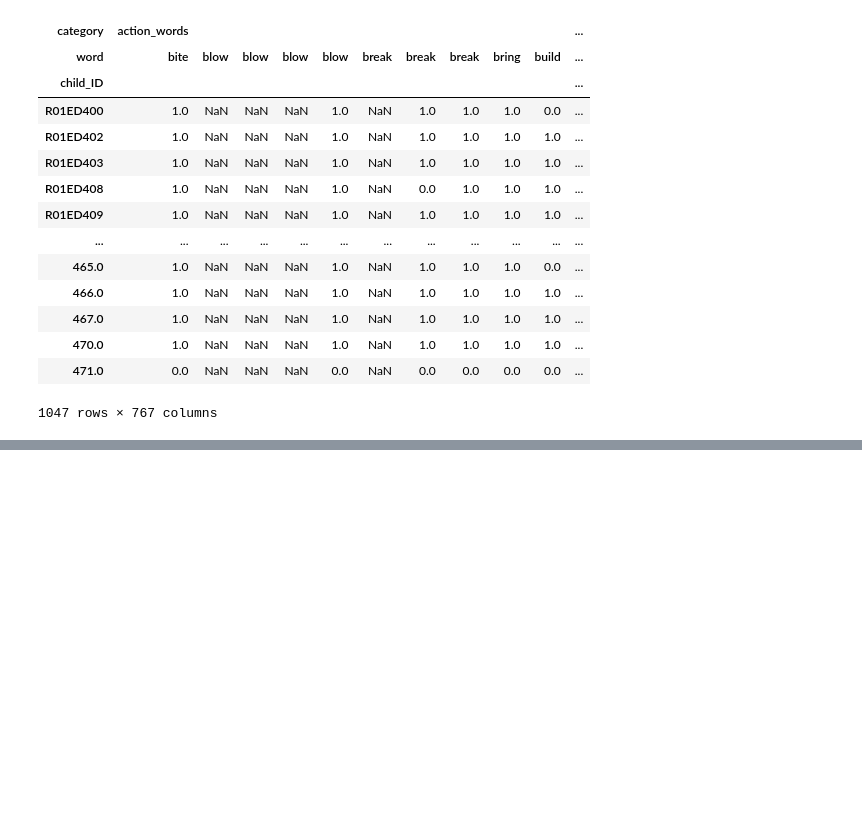
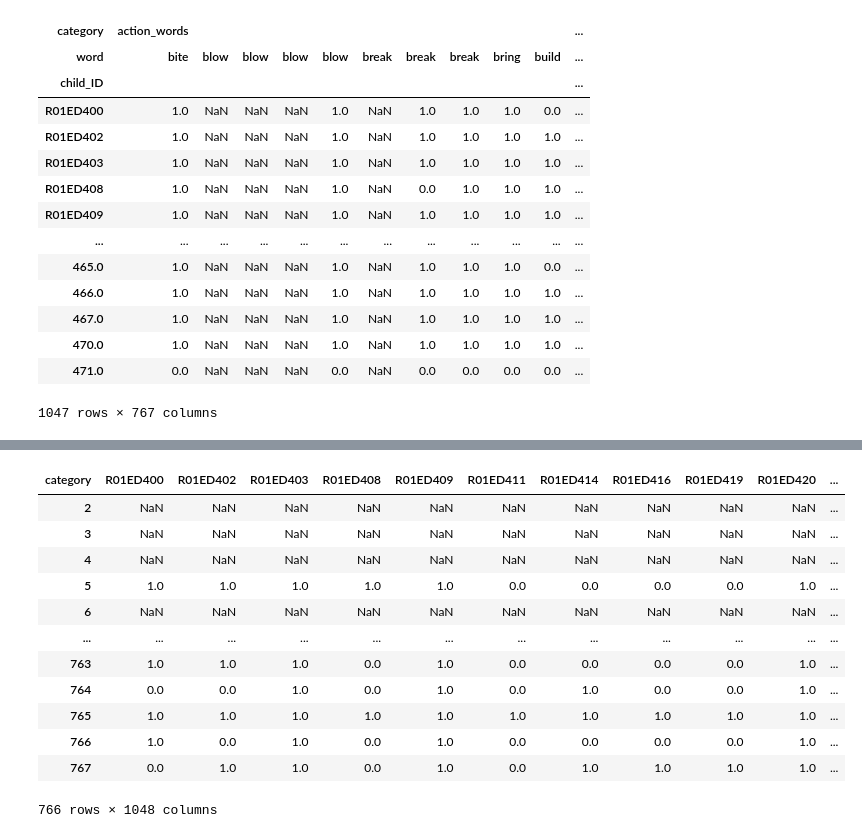
Before and after one commit to ningkko/Bilingualism_ChildASR, a Jupyter notebook: biling_data/by_child_5_lang_analysis.ipynb, the cells around one changed output, grey strips where cells are left out. Drawn from its saved outputs; the diff is of its cells as text; code cells hidden in the pictures; blank space fills up the shorter version.

```diff
--- a/biling_data/by_child_5_lang_analysis.ipynb
+++ b/biling_data/by_child_5_lang_analysis.ipynb
@@ -197,0 +283,17 @@ individual
+# %%
+individual = individual.drop(["child_ID"],axis=1)[1:]
+individual
+# %% [output]
+| category | R01ED400 | R01ED402 | R01ED403 | R01ED408 | R01ED409 | R01ED411 | R01ED414 | R01ED416 | R01ED419 | R01ED420 | ... |
+| 2 | NaN | NaN | NaN | NaN | NaN | NaN | NaN | NaN | NaN | NaN | ... |
+| 3 | NaN | NaN | NaN | NaN | NaN | NaN | NaN | NaN | NaN | NaN | ... |
+| 4 | NaN | NaN | NaN | NaN | NaN | NaN | NaN | NaN | NaN | NaN | ... |
+| 5 | 1.0 | 1.0 | 1.0 | 1.0 | 1.0 | 0.0 | 0.0 | 0.0 | 0.0 | 1.0 | ... |
+| 6 | NaN | NaN | NaN | NaN | NaN | NaN | NaN | NaN | NaN | NaN | ... |
+| ... | ... | ... | ... | ... | ... | ... | ... | ... | ... | ... | ... |
+| 763 | 1.0 | 1.0 | 1.0 | 0.0 | 1.0 | 0.0 | 0.0 | 0.0 | 0.0 | 1.0 | ... |
+| 764 | 0.0 | 0.0 | 1.0 | 0.0 | 1.0 | 0.0 | 1.0 | 0.0 | 0.0 | 1.0 | ... |
+| 765 | 1.0 | 1.0 | 1.0 | 1.0 | 1.0 | 1.0 | 1.0 | 1.0 | 1.0 | 1.0 | ... |
+| 766 | 1.0 | 0.0 | 1.0 | 0.0 | 1.0 | 0.0 | 0.0 | 0.0 | 0.0 | 1.0 | ... |
+| 767 | 0.0 | 1.0 | 1.0 | 0.0 | 1.0 | 0.0 | 1.0 | 1.0 | 1.0 | 1.0 | ... |
+766 rows × 1048 columns
```
Also changed, not shown: parts of 20 cells of this notebook, 4 other files.
